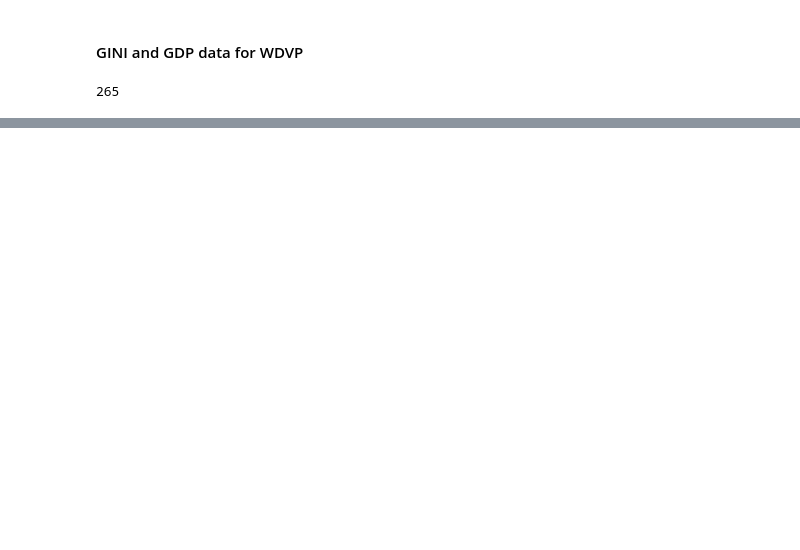
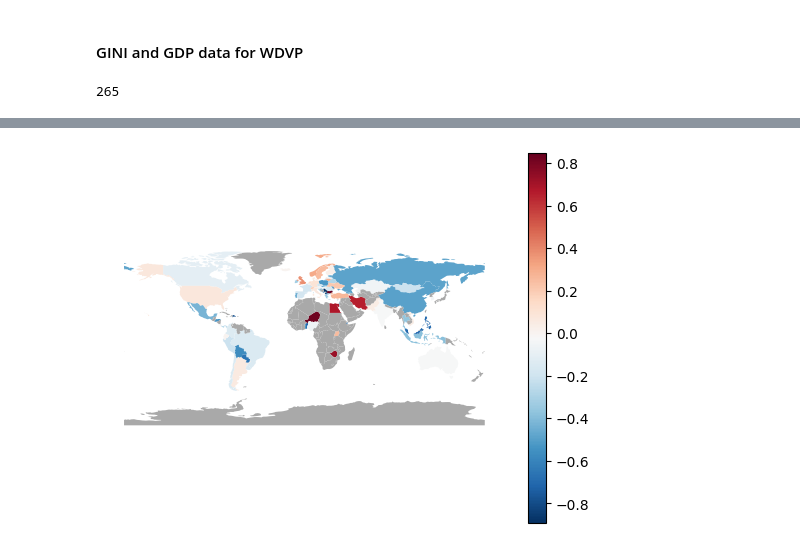
Before and after one commit to ivabrunec/worldbank_trends, a Jupyter notebook: gini_gdp_wdvp.ipynb, the cells around one changed output, grey strips where cells are left out. Drawn from its saved outputs; the diff is of its cells as text; code cells hidden in the pictures; blank space fills up the shorter version.

```diff
--- a/gini_gdp_wdvp.ipynb
+++ b/gini_gdp_wdvp.ipynb
@@ -117,0 +151,15 @@ g.map(sns.scatterplot, "Year", "GINI")
+# %%
+# read in world map from geopandas & merge with GINI data
+world = geopandas.read_file(geopandas.datasets.get_path('naturalearth_lowres'))
+
+world2 = world.merge(gini_trend, left_on='iso_a3',right_on='Country Code', how='left')
+# specify numeric, by default it's categorical
+world2['GINI_trend'] = pd.to_numeric(world2['GINI_trend'])
+
+fig, ax = plt.subplots(1, 1)
+
+# specify diverging colour scheme: + vs -
+ax = world2.plot(column='GINI_trend', ax=ax, legend=True, missing_kwds={'color': 'darkgrey'}, cmap='RdBu_r')
+ax.set_axis_off()
+# %% [output]
+[figure, added]
```
Also changed, not shown: parts of 9 cells of this notebook, 3 other files.
